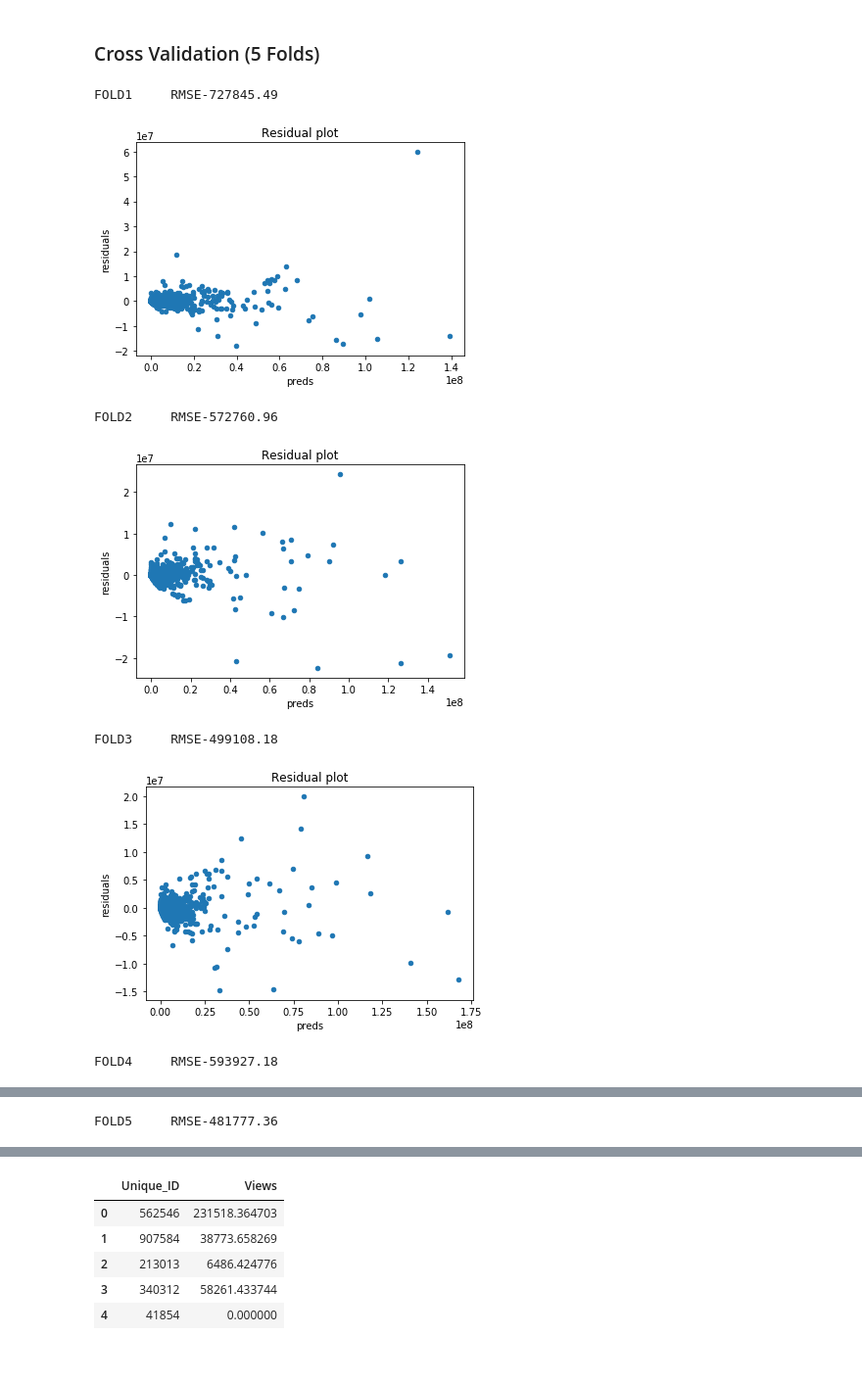
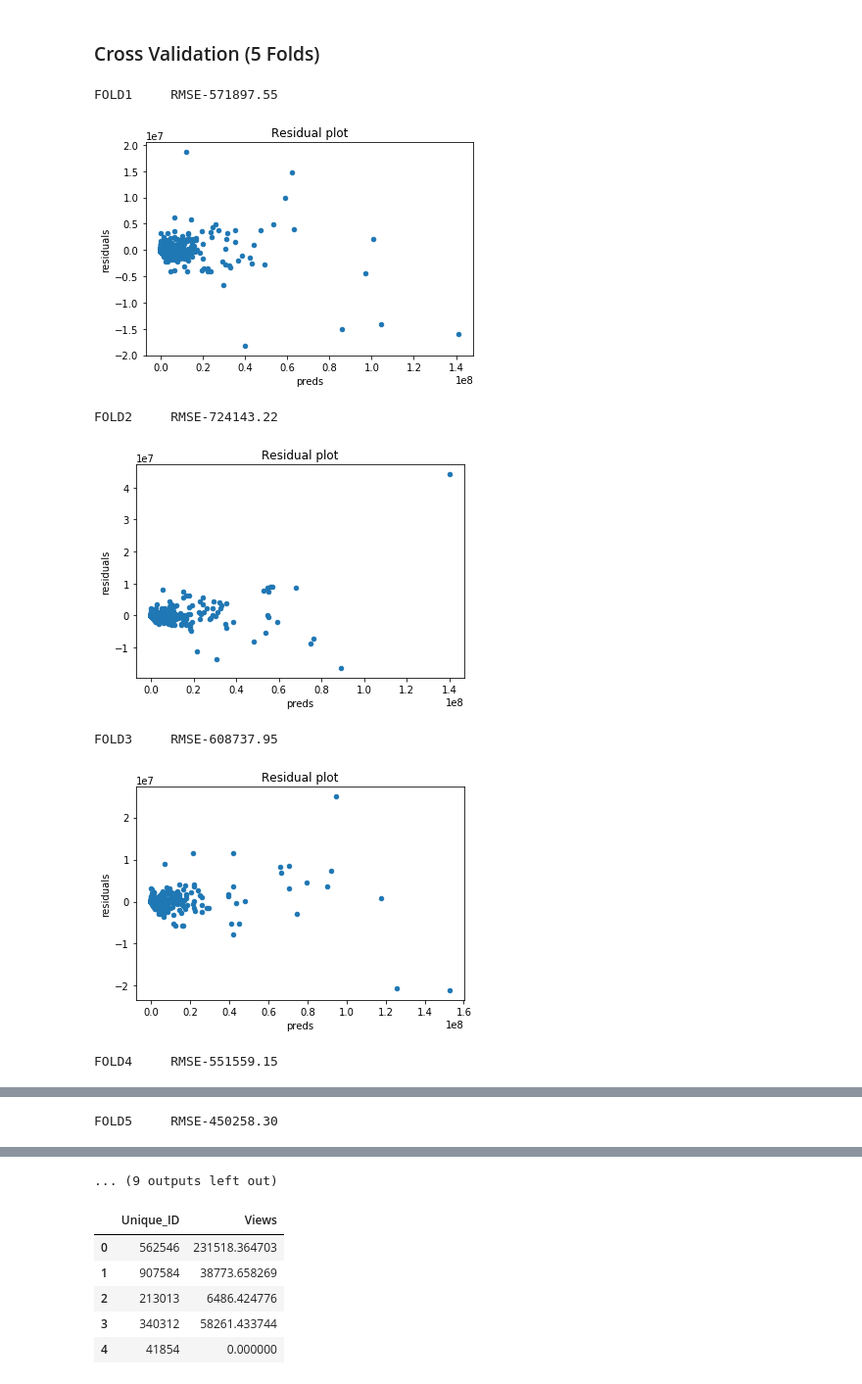
Before and after one commit to abdul0807/MachineHack-Chartbusters-Prediction, a Jupyter notebook: baseline_model.ipynb, the cells around one changed output, grey strips where cells are left out. Shown at 98% size. Drawn from its saved outputs; the diff is of its cells as text; code cells hidden in the pictures.

```diff
--- a/baseline_model.ipynb
+++ b/baseline_model.ipynb
@@ -208,7 +208,7 @@ from sklearn.metrics import mean_squared_error
 import matplotlib.pyplot as plt
 %matplotlib inline
 
-kf=KFold(n_splits=5, shuffle=False, random_state=343434)
+kf=KFold(n_splits=10)
 
 # train_prediction = []
 test_prediction = []
@@ -238,37 +238,37 @@ for i, (train_index, test_index) in enumerate(kf.split(train)):
     X_train = pipeline.fit_transform(X_train[sel_cols])
     X_valid = pipeline.transform(X_valid[sel_cols])
     X_test = pipeline.transform(X_test[sel_cols])
 
     model = RidgeCV()
     model.fit(X_train, y_train)
     prediction = model.predict(X_train)
 
     prediction = model.predict(X_valid)
     prediction = np.clip(prediction,0,None)
     valid_prediction.extend(prediction)
     valid_true.extend(y_valid.values)
     print('FOLD{:<5} RMSE-{:0.2f}'.format(i+1, np.sqrt(mean_squared_error(y_valid, prediction))))
 
     # matplotlib.rcParams['figure.figsize'] = (6.0, 6.0)
     preds = pd.DataFrame({"fold":i+1, "preds": prediction, "true": y_valid})
     preds["residuals"] = preds["true"] - preds["preds"]
     preds.plot(x = "preds", y = "residuals",kind = "scatter")
     plt.title("Residual plot")
     plt.show()
 
     residual_df = pd.concat((residual_df, preds), axis=0)
 
     prediction = model.predict(X_test)
     prediction = np.clip(prediction,0,None)
     test_prediction.append(prediction)
 
 # print(np.sqrt(mean_squared_error(np.expm1(valid_true), np.expm1(valid_prediction))))
 print("CV score is {}".format(np.sqrt(mean_squared_error(valid_true, valid_prediction))))
 # %% [output]
-FOLD1     RMSE-727845.49
+FOLD1     RMSE-571897.55
-[figure, old version]
+[figure, new version]
-FOLD2     RMSE-572760.96
+FOLD2     RMSE-724143.22
-[figure, old version]
+[figure, new version]
-FOLD3     RMSE-499108.18
+FOLD3     RMSE-608737.95
-[figure, old version]
+[figure, new version]
-FOLD4     RMSE-593927.18
+FOLD4     RMSE-551559.15
@@ -276 +276 @@ FOLD4     RMSE-593927.18
-FOLD5     RMSE-481777.36
+FOLD5     RMSE-450258.30
@@ -281,3 +280,4 @@ Wall time: 2min 32s
+... (9 outputs left out)
 # %%
 test_prediction = np.mean(test_prediction, axis=0)
 # %%
```
Also changed, not shown: parts of 2 cells of this notebook, 1 other file.
